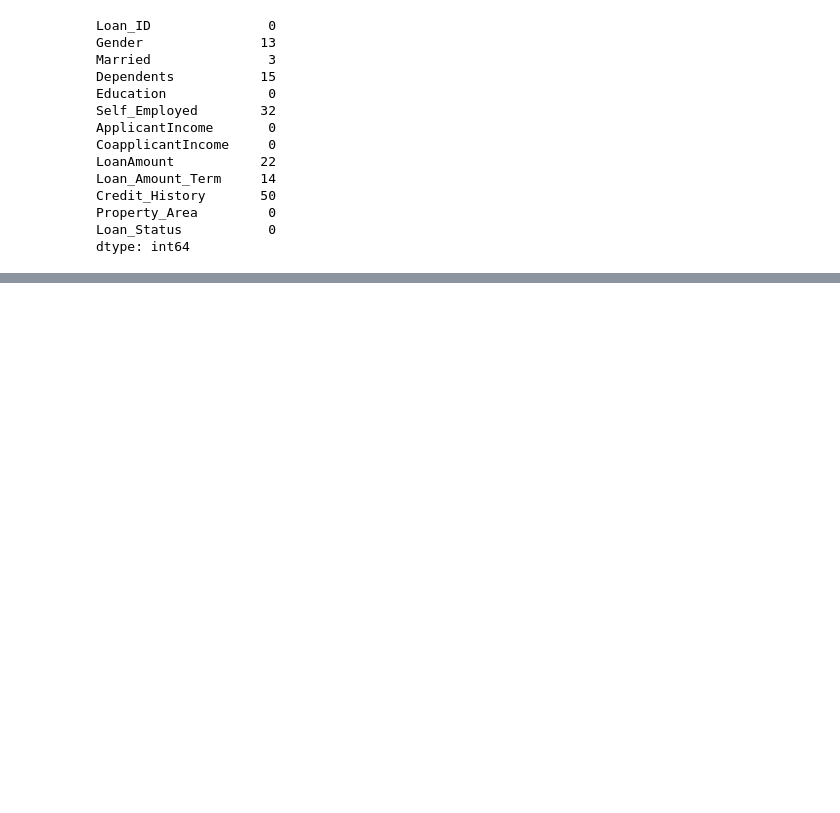
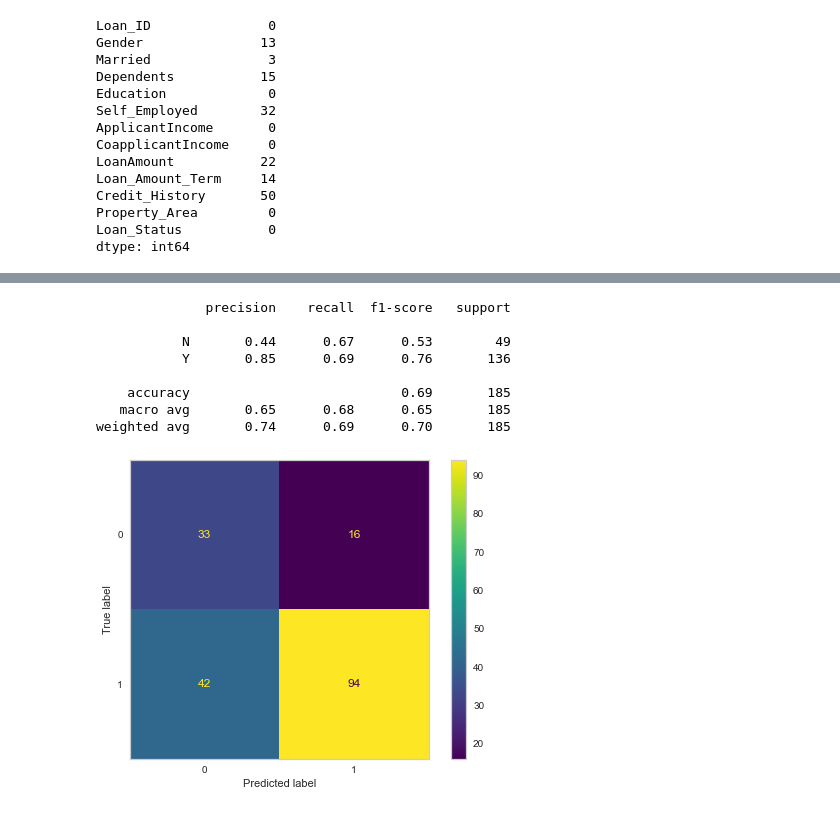
Before and after one commit to The-Powder-of-Data/Loan_Approval_Model, a Jupyter notebook: src/notebooks/loan_model.ipynb, the cells around one changed output, grey strips where cells are left out. Saved outputs shown, nothing was run; the diff lists cells and outputs as text; code cells hidden in the pictures; blank space fills up the shorter version.

Commit message:
Model notebook update

```diff
--- a/src/notebooks/loan_model.ipynb
+++ b/src/notebooks/loan_model.ipynb
@@ -311,0 +509,2 @@ df['Married'] = df['Married'].fillna(M_mode)
+# %%
+best = compare_models()
@@ -311,0 +532,2 @@ df['Married'] = df['Married'].fillna(M_mode)
+# %%
+tuned_lr = tune_model(best, fold=4, n_iter=50)
@@ -311,0 +563,22 @@ df['Married'] = df['Married'].fillna(M_mode)
+# %%
+y_pred = predict_model(tuned_lr, probability_threshold=0.75, verbose=False)["Label"]
+y_test = predict_model(tuned_lr, probability_threshold=0.75, verbose=False)["Loan_Status"]
+# %%
+from sklearn.metrics import plot_confusion_matrix, confusion_matrix, ConfusionMatrixDisplay, classification_report
+
+cm = confusion_matrix(y_test, y_pred)
+disp = ConfusionMatrixDisplay(confusion_matrix=cm)
+disp.plot(values_format='.5g')
+print(classification_report(y_test, y_pred))
+plt.grid(visible=None)
+plt.show()
+# %% [output]
+              precision    recall  f1-score   support
+
+           N       0.44      0.67      0.53        49
+           Y       0.85      0.69      0.76       136
+
+    accuracy                           0.69       185
+   macro avg       0.65      0.68      0.65       185
+weighted avg       0.74      0.69      0.70       185
+[figure, added]
```
Also changed, not shown: parts of 37 cells of this notebook, 2 other files.
